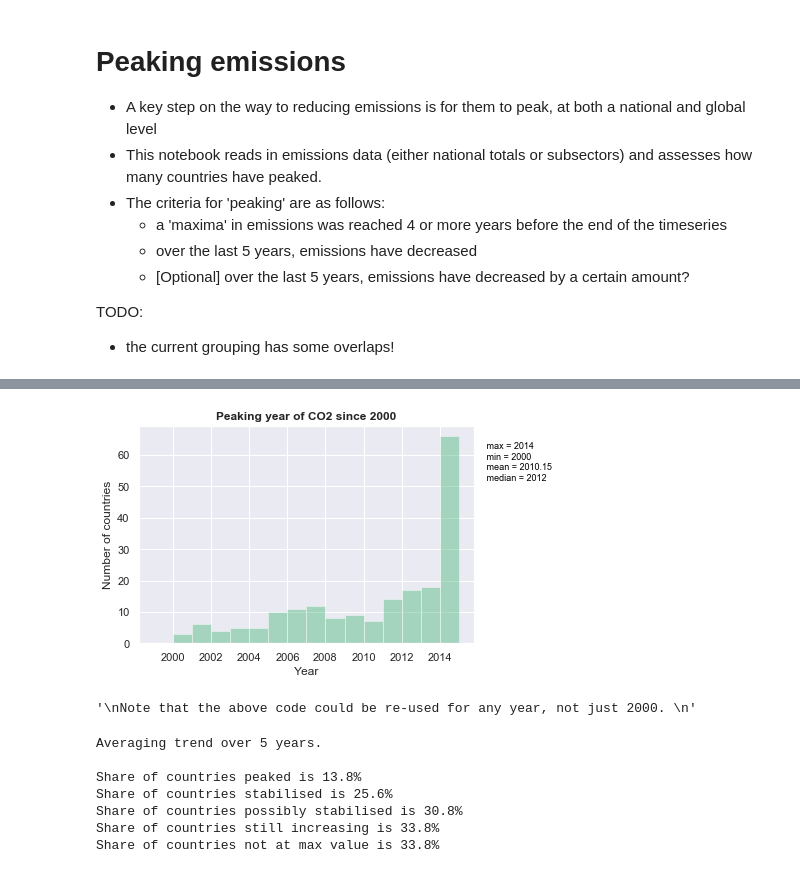
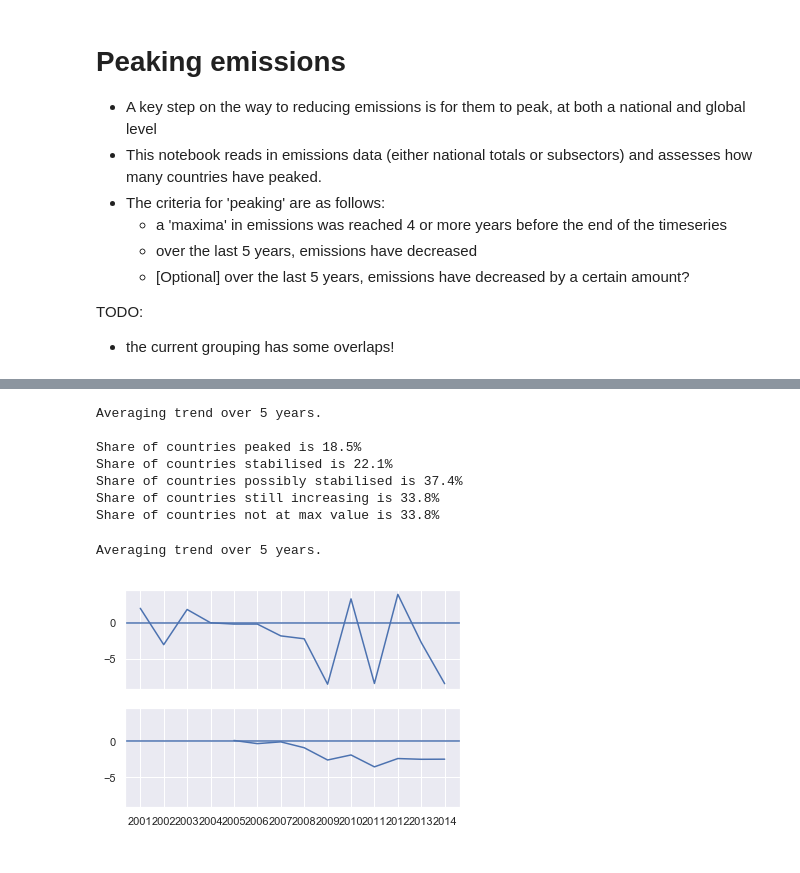
Before and after one commit to mljeffery/performance-distribution-tools, a Jupyter notebook: assess-peaking-emissions.ipynb, the cells around one changed output, grey strips where cells are left out. Drawn from its saved outputs; the diff is of its cells as text; code cells hidden in the pictures.

Commit message:
refined peaking emissions notebook for flexibility

```diff
--- a/assess-peaking-emissions.ipynb
+++ b/assess-peaking-emissions.ipynb
@@ -74,48 +106,27 @@ for year_since in assess_peaking_since_years:
-# %%
-# Year of peaking since 2000
-
-reduced_data = change_first_year(data_years, 2000)
-
-year_max_2000 = reduced_data.idxmax(axis=1)
-year_max_2000 = pd.to_numeric(year_max_2000)
-year_max_2000.name = 'peak year'
-
-start_year_2000 = min(list(map(int, reduced_data.columns)))
-end_year_2000 = max(list(map(int, reduced_data.columns)))
-
-make_histogram_peaking(year_max_2000, variable, '', start_year_2000, end_year_2000, save_plot=False)
-
-"""
-Note that the above code could be re-used for any year, not just 2000.
-"""
-# TODO? - generalise the code to remove the '2000'. could then let the user specify the start year for counting!
-# %% [output]
-[figure, removed]
-'\nNote that the above code could be re-used for any year, not just 2000. \n'
 # %%
 # part 3 - more nuanced version; what's the current trajectory?
 # Fluctuating? Stalled? Or really decreasing?
 
 peaking_assessment = pd.DataFrame()
-peaking_assessment['max year'] = year_max_2000
+peaking_assessment['max year'] = year_max
 
 # Both of the options below work! If getting lots of boolean error issues, may just need to restart the kernel...
 
 # Returns true for all countries that have their highest emissions BEFORE the last year of data
 # Identfy countries that have 'peaked'
-peaking_assessment['max_reached'] = peaking_assessment['max year'].apply(lambda x : (x < end_year_2000))
+peaking_assessment['max_reached'] = peaking_assessment['max year'].apply(lambda x : (x < end_year))
 
-peaking_assessment['5year_peak'] = peaking_assessment['max year'].apply(
-                                                                lambda x : (x < (end_year_2000 - 4)))
+peaking_assessment['nyear_peak'] = peaking_assessment['max year'].apply(
+                                                                lambda x : (x < (end_year - nyears)))
 
 # identify countries with signficant decreasing trends
-recent_trends, unit = calculate_trends(reduced_data, num_years_trend=5)
-peaking_assessment['decreasing'] = recent_trends[str(end_year_2000)].apply(lambda x: (x < 0))
-peaking_assessment['strongly_decreasing'] = recent_trends[str(end_year_2000)].apply(lambda x: (x < -2.5))
+recent_trends, recent_trends_rolling, unit = calculate_trends(reduced_data, num_years_trend=5)
+peaking_assessment['decreasing'] = recent_trends[str(end_year)].apply(lambda x: (x < 0))
+peaking_assessment['strongly_decreasing'] = recent_trends[str(end_year)].apply(lambda x: (x < decrease_threshold))
 
 # sue multi-criteria to define different regimes
-peaking_assessment['peaked'] = peaking_assessment['5year_peak'] & peaking_assessment['strongly_decreasing']
-peaking_assessment['stabilised'] = peaking_assessment['5year_peak'] & peaking_assessment['decreasing']
+peaking_assessment['peaked'] = peaking_assessment['nyear_peak'] & peaking_assessment['strongly_decreasing']
+peaking_assessment['stabilised'] = peaking_assessment['nyear_peak'] & peaking_assessment['decreasing']
 peaking_assessment['possible'] = peaking_assessment['max_reached'] & peaking_assessment['decreasing']
 peaking_assessment['not_peaked'] = (peaking_assessment['max_reached']== False) & (peaking_assessment['decreasing'] == False)
 peaking_assessment['not max'] = (peaking_assessment['max_reached']== False)
@@ -138,9 +149,9 @@ print('')
 # %% [output]
 Averaging trend over 5 years.
 
-Share of countries peaked is 13.8%
-Share of countries stabilised is 25.6%
-Share of countries possibly stabilised is 30.8%
+Share of countries peaked is 18.5%
+Share of countries stabilised is 22.1%
+Share of countries possibly stabilised is 37.4%
 Share of countries still increasing is 33.8%
 Share of countries not at max value is 33.8%
 # %%
@@ -301,6 +310,7 @@ def change_first_year(df, new_start_year):
 
     # identify which years to keep
     last_year = max(year_cols)
+    print('Last year of data available is ' + str(last_year))
     years_to_keep = np.arange(new_start_year, (int(last_year)+1), 1)
     years_keep_str = list(map(str, years_to_keep))
 
@@ -328,15 +338,15 @@ def calculate_trends(df, num_years_trend=10):
     # average over a window
     df_rolling_average = df_perc_change.rolling(window=num_years_trend, axis='columns').mean()
 
-    return df_rolling_average, new_unit
+    return df_perc_change, df_rolling_average, new_unit
 
 
-def plot_facet_grid_countries(df, variable, value, main_title='', save_plot=False):
+def plot_facet_grid_countries(df, variable, value, main_title='', plot_name='', save_plot=False):
 
     # First, get some idea of the data so that it's easier to make clean plots
     ranges = df.max(axis=1) - df.min(axis=1)
     check = (ranges.max() - ranges.min()) / ranges.min()
-    if abs(check) < 5:
+    if abs(check) < 8:
         yshare = True
     else:
         yshare = False
@@ -374,9 +384,29 @@ def plot_facet_grid_countries(df, variable, value, main_title='', save_plot=Fals
     if save_plot:
         filepath = os.path.join('output', 'plots')
     # grid.map(horiz_zero_line)
-        fname = ('facetgrid-' + variable + '-' + value  + '.pdf')
+        fname = ('facetgrid-'+ plot_name + '-' + variable + '-' + value  + '.pdf')
         if not os.path.exists(filepath):
             os.makedirs(filepath)
         filename = os.path.join(filepath, fname)
         plt.savefig(filename, format='pdf')
         plt.close()
+# %%
+# TEST CELL - CHECK THE ROLLLING AVERAGE CALCULATION IS CORRECT.
+# RESULTS - YES< IT'S WORKING.
+
+recent_trends, recent_trends_rolling, unit = calculate_trends(reduced_data, num_years_trend=5)
+
+trends = recent_trends.loc['GBR']
+rolling = recent_trends_rolling.loc['GBR']
+abs_emis = reduced_data.loc['GBR']
+
+fig, ax = plt.subplots(2,1, sharex=True, sharey=True)
+ax[0].plot(trends.T)
+ax[0].axhline(0)
+ax[1].plot(rolling.T)
+ax[1].axhline(0)
+#ax[1].plot(abs_emis.T)
+plt.show()
+# %% [output]
+Averaging trend over 5 years.
+[figure, added]
```
Also changed, not shown: parts of 6 cells of this notebook.
